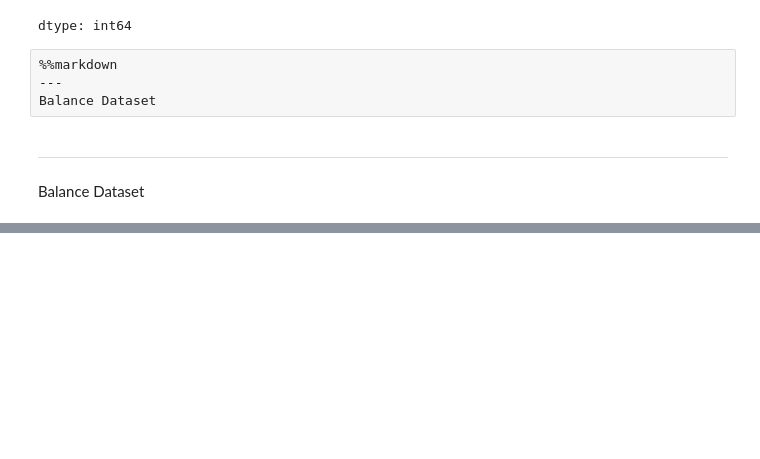
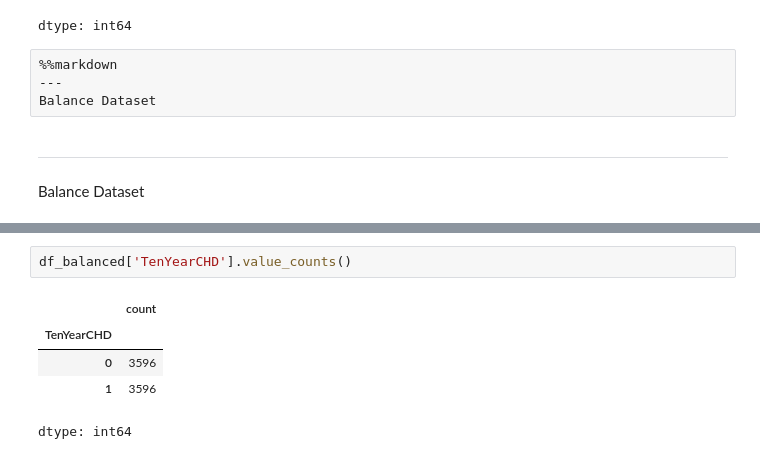
Before and after one commit to ojaspaul123/ML-Experiments, a Jupyter notebook: ML_Projects/Heart Disease Prediction System/Heart_Disease_Prediction.ipynb, the cells around one changed output, grey strips where cells are left out. Saved outputs shown, nothing was run; the diff lists cells and outputs as text; blank space fills up the shorter version.

```diff
--- a/ML_Projects/Heart Disease Prediction System/Heart_Disease_Prediction.ipynb
+++ b/ML_Projects/Heart Disease Prediction System/Heart_Disease_Prediction.ipynb
@@ -143,0 +161,8 @@ Balance Dataset
+# %%
+df_balanced['TenYearCHD'].value_counts()
+# %% [output]
+|  | count |
+| TenYearCHD |  |
+| 0 | 3596 |
+| 1 | 3596 |
+dtype: int64
```
Also changed, not shown: parts of 19 cells of this notebook.
